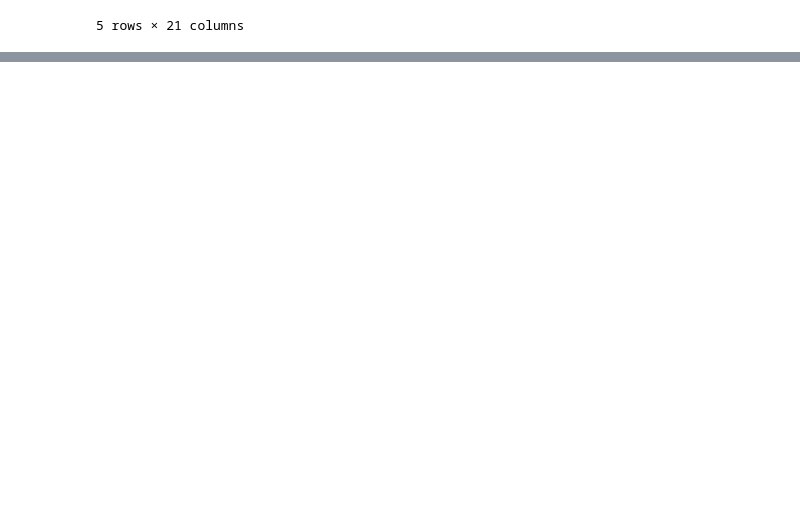
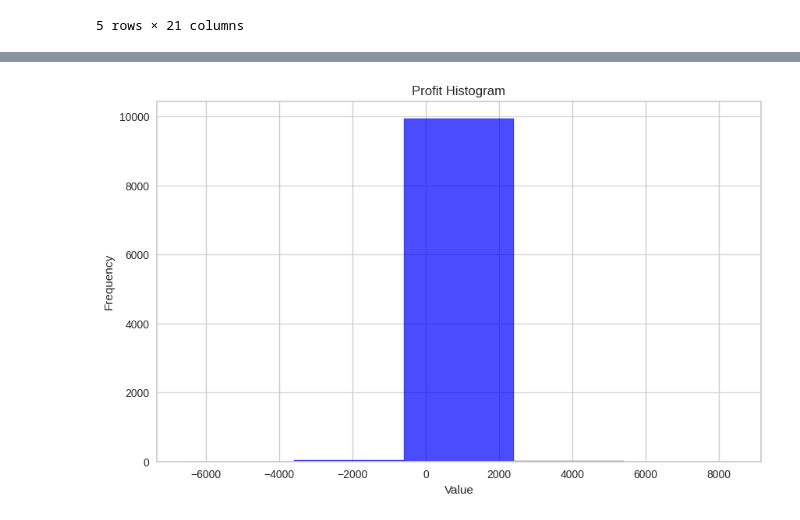
Before and after one commit to sheikita/SDS-Clustering, a Jupyter notebook: TestSegmentation.ipynb, the cells around one changed output, grey strips where cells are left out. Saved outputs shown, nothing was run; the diff lists cells and outputs as text; code cells hidden in the pictures; blank space fills up the shorter version.

```diff
--- a/TestSegmentation.ipynb
+++ b/TestSegmentation.ipynb
@@ -44,0 +232,14 @@ df.head()
+# %%
+plt.figure(figsize=(10, 6))
+plt.hist(df_num['Profit'], bins=5, edgecolor='black', color='blue', alpha=0.7)
+
+# Customize the plot
+plt.title('Profit Histogram')
+plt.xlabel('Value')
+plt.ylabel('Frequency')
+plt.grid(axis='y', alpha=0.75)
+
+# Display the plot
+plt.show()
+# %% [output]
+[figure, added]
```
Also changed, not shown: parts of 22 cells of this notebook.
